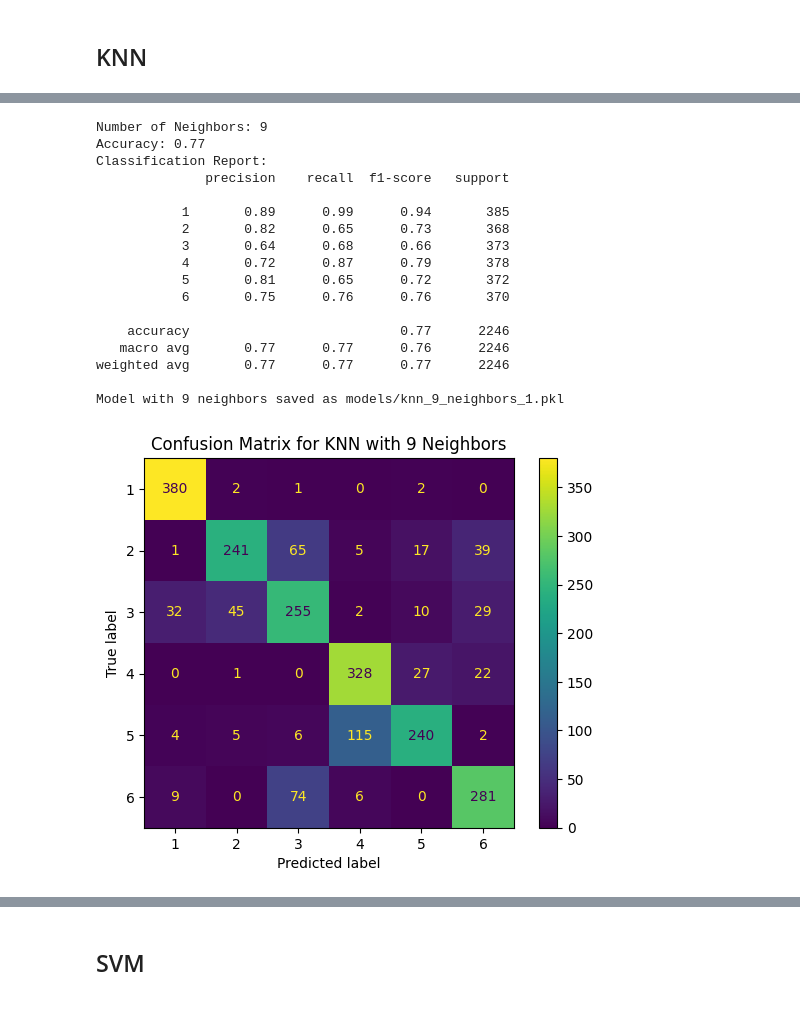
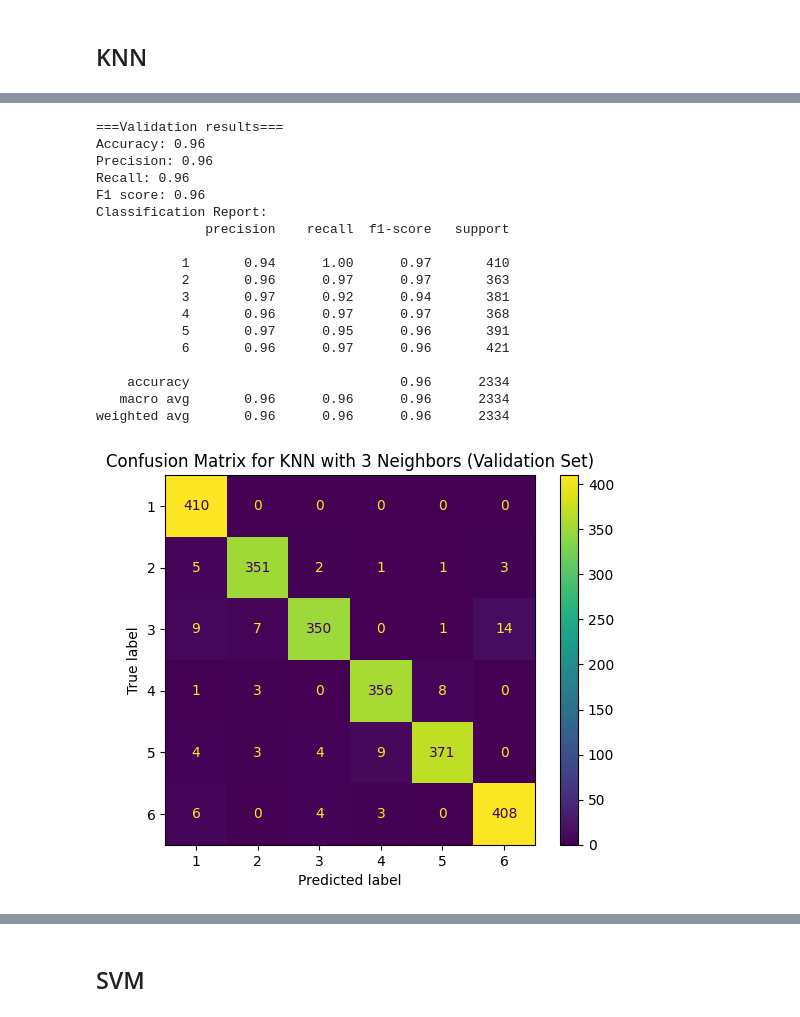
Before and after one commit to FrankDelft/ML_EE_EMG, a Jupyter notebook: main.ipynb, the cells around one changed output, grey strips where cells are left out. Cells and saved outputs as stored; diff of their text form; code cells hidden in the pictures.

Commit message:
parameter tuning and result based on best parameters

```diff
--- a/main.ipynb
+++ b/main.ipynb
@@ -626,10 +626,10 @@ Test set shape: (2246, 48)
 # Model selection/implementation
 # %%
 # Split the data into training and testing sets
-# X_train_full, X_test, y_train_full, y_test = train_test_split(X, y, test_size=0.2, random_state=42)
+X_train, X_test, y_train, y_test = train_test_split(X_standardized, y, test_size=0.2, random_state=42)
 
 # Further split the training set into training and validation sets
-# X_train, X_val, y_train, y_val = train_test_split(X_train_full, y_train_full, test_size=0.25, random_state=42)
+X_train_v, X_val, y_train_v, y_val = train_test_split(X_train, y_train, test_size=0.25, random_state=42)
 
 # Note: The test_size=0.25 here means 25% of the training set, which is 20% of the original data,
 # resulting in 60% training, 20% validation, and 20% testing.
@@ -678,7 +667,7 @@ warnings.filterwarnings("ignore")
 from sklearn.model_selection import GridSearchCV
 
 # KNN parameter grid
-knn_param_grid = {'n_neighbors': [1, 3, 5, 7, 9, 11, 13, 15, 17]}
+knn_param_grid = {'n_neighbors': [3, 5, 7, 9, 11]}
 
 # SVM parameter grid
 svm_param_grid = {
@@ -732,27 +721,15 @@ model_dir = 'models'
 os.makedirs(model_dir, exist_ok=True)
 
 # Define the different neighbor values to train
-neighbor_values = [3, 9, 15]  # You can add more values as needed
+neighbor_values = [3, 5, 7]  # You can add more values as needed
 
 # Iterate over each neighbor value
 for n_neighbors in neighbor_values:
     # Initialize the KNN model with the specified number of neighbors
     knn_model = KNeighborsClassifier(n_neighbors=n_neighbors)
 
-    # Train the model on training data
+    # Fit the model
     knn_model.fit(X_train, y_train)
-
-    # Make predictions on test data
-    y_pred = knn_model.predict(X_test)
-
-    # Evaluate the model
-    accuracy = accuracy_score(y_test, y_pred)
-    report = classification_report(y_test, y_pred)
-
-    print(f"Number of Neighbors: {n_neighbors}")
-    print(f"Accuracy: {accuracy:.2f}")
-    print("Classification Report:")
-    print(report)
 
     # Prepare the model filename with n_neighbors
     version = 1
@@ -766,10 +743,24 @@ for n_neighbors in neighbor_values:
     # Save the model
     with open(model_path, 'wb') as f:
         pickle.dump({'model': knn_model}, f)
+    print(f"Model with {n_neighbors} neighbors saved as {model_path}\n")
 
-    print(f"Model with {n_neighbors} neighbors saved as {model_path}\n")
-    #Plot the confusion matrix
+    # Print the number of neighbors
+    print(f"Number of Neighbors: {n_neighbors}\n")
+
+    # Test the model
+    test_model(knn_model,X_train,y_train,X_test,y_test)
+
+    #Plot the confusion matrix for testing set
     ConfusionMatrixDisplay.from_estimator(knn_model, X_test, y_test)
-    plt.title(f'Confusion Matrix for KNN with {n_neighbors} Neighbors')
+    plt.title(f'Confusion Matrix for KNN with {n_neighbors} Neighbors (Testing Set)')
     plt.show()
+
+    # Validate the model
+    validate_model(knn_model,X_val,y_val)
+
+    #Plot the confusion matrix for validation set
+    ConfusionMatrixDisplay.from_estimator(knn_model, X_val, y_val)
+    plt.title(f'Confusion Matrix for KNN with {n_neighbors} Neighbors (Validation Set)')
+    plt.show()
 # %% [output]
@@ -794,18 +785,19 @@ Model with 3 neighbors saved as models/knn_3_neighbors_1.pkl
-Number of Neighbors: 9
-Accuracy: 0.77
+===Validation results===
+Accuracy: 0.96
+Precision: 0.96
+Recall: 0.96
+F1 score: 0.96
 Classification Report:
               precision    recall  f1-score   support
 
-           1       0.89      0.99      0.94       385
-           2       0.82      0.65      0.73       368
-           3       0.64      0.68      0.66       373
-           4       0.72      0.87      0.79       378
-           5       0.81      0.65      0.72       372
-           6       0.75      0.76      0.76       370
+           1       0.94      1.00      0.97       410
+           2       0.96      0.97      0.97       363
+           3       0.97      0.92      0.94       381
+           4       0.96      0.97      0.97       368
+           5       0.97      0.95      0.96       391
+           6       0.96      0.97      0.96       421
 
-    accuracy                           0.77      2246
-   macro avg       0.77      0.77      0.76      2246
-weighted avg       0.77      0.77      0.77      2246
-
-Model with 9 neighbors saved as models/knn_9_neighbors_1.pkl
+    accuracy                           0.96      2334
+   macro avg       0.96      0.96      0.96      2334
+weighted avg       0.96      0.96      0.96      2334
-[figure, old version]
+[figure, new version]
```
Also changed, not shown: parts of 6 cells of this notebook, 31 other files.
